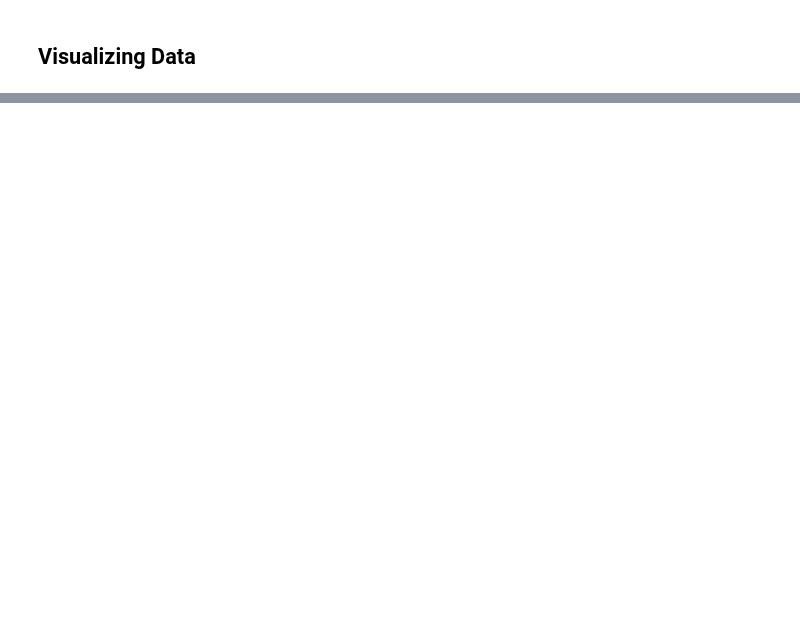
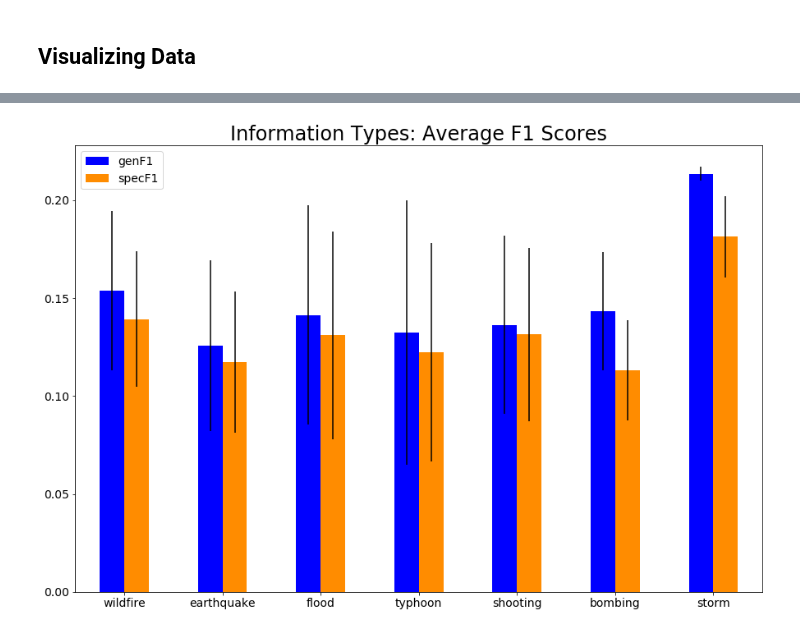
Before and after one commit to acpedersen/REU-2021, a Jupyter notebook: train-models.ipynb, the cells around one changed output, grey strips where cells are left out. Saved outputs shown, nothing was run; the diff lists cells and outputs as text; code cells hidden in the pictures; blank space fills up the shorter version.

```diff
--- a/train-models.ipynb
+++ b/train-models.ipynb
@@ -272,21 +339,26 @@ catScoreDf
 # %%
-#priority
-infile = open('./Trec_data/prio_results.pkl','rb')
-prioDF = pickle.load(infile)
+#categories
+infile = open('cat_results.pkl','rb')
+catDF = pickle.load(infile)
 infile.close()
 
-#plt.figure(figsize=(7, 5))
+plt.figure(figsize=(15, 10))
+
 ax = plt.axes()
 
-genF1 = [item for item in prioDF['genF1']]
-specF1 = [item for item in prioDF['specF1']]
-index = [item for item in prioDF['Event']]
+catgenF1 = [item for item in catDF['avgF1Gen']]
+catspecF1 = [item for item in catDF['avgF1Spec']]
+std_gencat = [item for item in catDF['stdF1Gen']]
+std_speccat = [item for item in catDF['stdF1Spec']]
+index = [item for item in catDF.index]
 
-df_prio = pd.DataFrame({'genF1': genF1,
+df2 = pd.DataFrame({'genF1': catgenF1,
 
-                   'specF1': specF1}, index=index)
+                   'specF1': catspecF1}, index=index)
 
-ax.set_title('Priority Types')
-ax = df_prio.plot.bar(rot=0, ax=ax)
+ax.set_title('Information Types: Average F1 Scores', fontsize = 24)
 
+ax = df2.plot.bar(rot=0, ax=ax, yerr = [std_gencat, std_speccat], color=['blue', 'darkorange'])
 plt.show()
+# %% [output]
+[figure, added]
```
Also changed, not shown: parts of 5 cells of this notebook, 1 other file.
